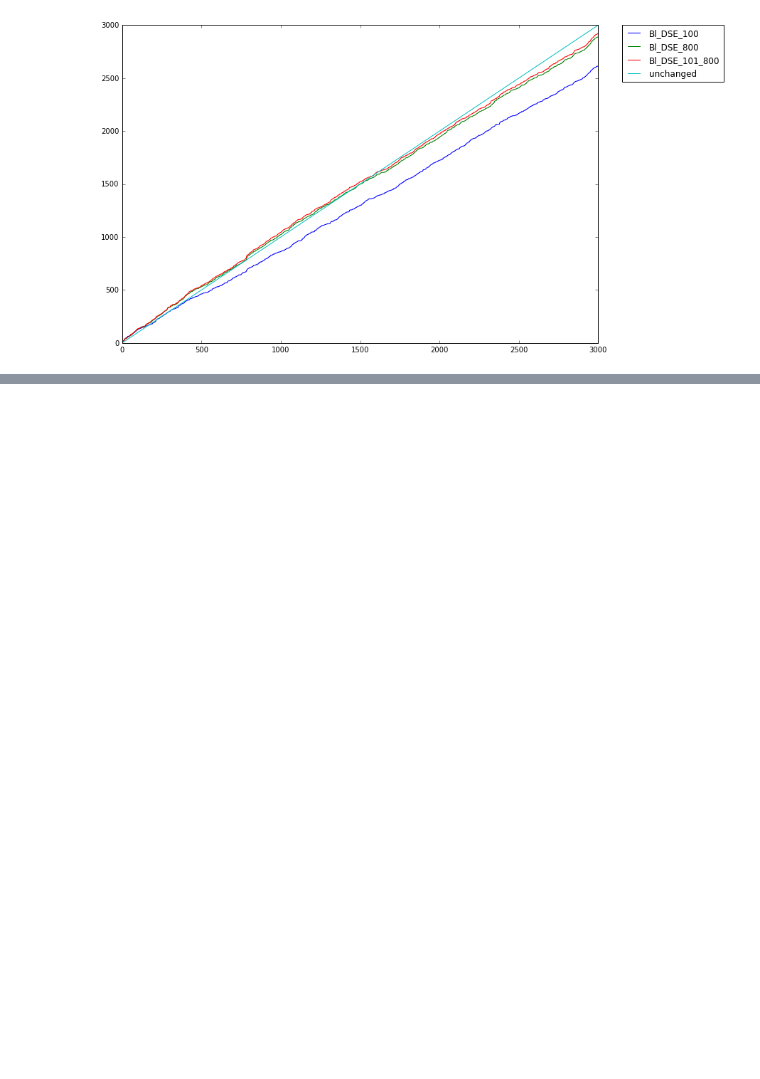
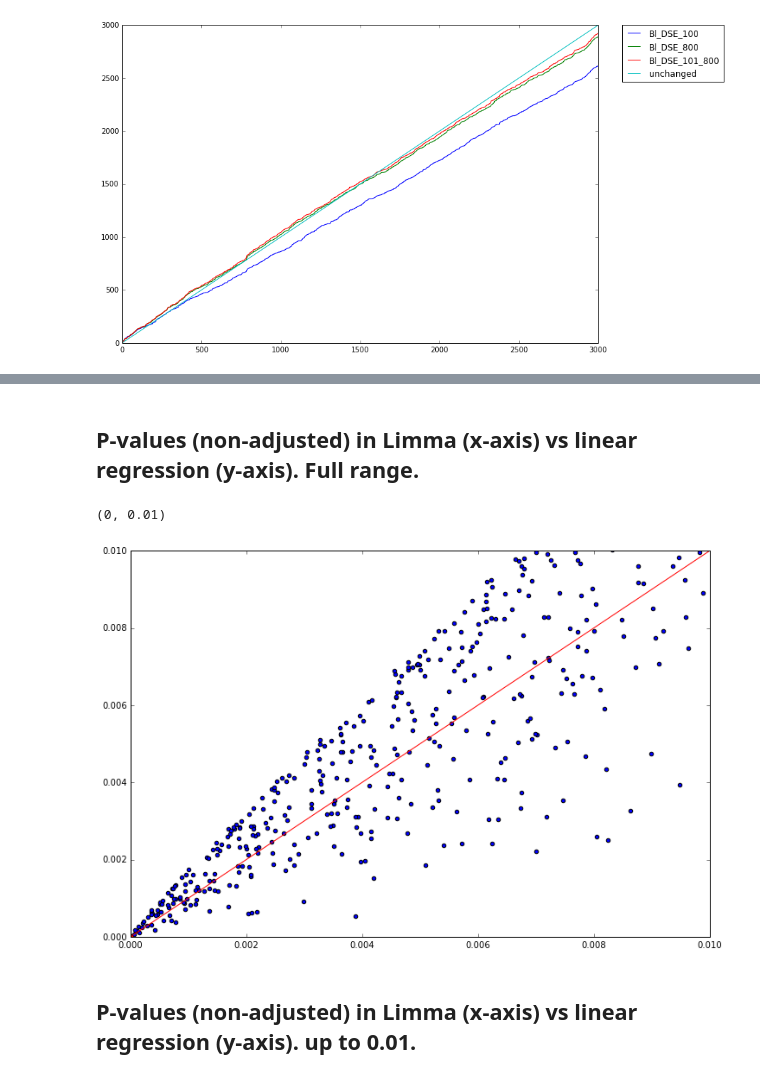
Before and after one commit to picrin/phdAll, a Jupyter notebook: masterBlood.ipynb, the cells around one changed output, grey strips where cells are left out. Drawn from its saved outputs; the diff is of its cells as text; code cells hidden in the pictures; blank space fills up the shorter version.

```diff
--- a/masterBlood.ipynb
+++ b/masterBlood.ipynb
@@ -860,0 +931,13 @@ makeWilfsPlot(3000)
+# %% [markdown]
+## P-values (non-adjusted) in Limma (x-axis) vs linear regression (y-axis). Full range.
+# %%
+plt.scatter(pValues1, pValues2)
+plt.plot([0,1], [0,1], 'ro-')
+limits = [0, 0.01]
+plt.xlim(limits)
+plt.ylim(limits)
+# %% [output]
+(0, 0.01)
+[figure, added]
+# %% [markdown]
+## P-values (non-adjusted) in Limma (x-axis) vs linear regression (y-axis). up to 0.01.
```
Also changed, not shown: parts of 9 cells of this notebook.
